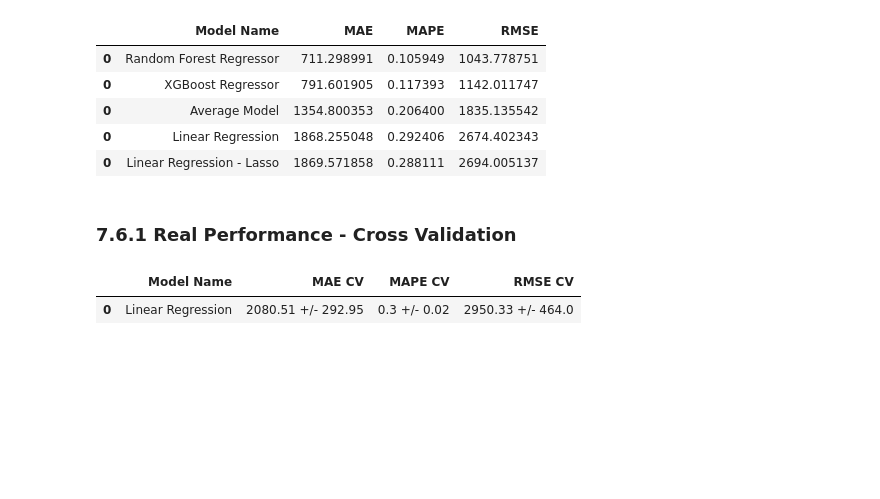
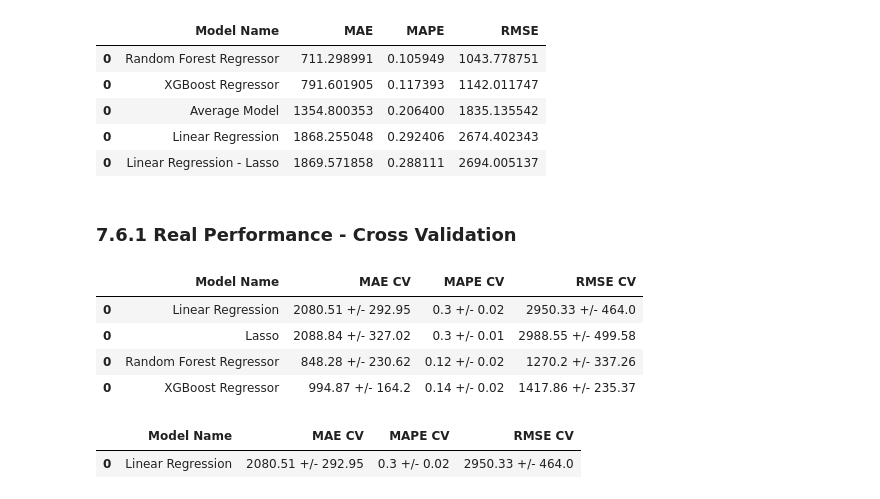
Before and after one commit to EdinanMarinho/Data_Science_em_Producao, a Jupyter notebook: m07_v01_store_sales_prediction.ipynb, the cells around one changed output. Saved outputs shown, nothing was run; the diff lists cells and outputs as text; code cells hidden in the pictures; blank space fills up the shorter version.

```diff
--- a/m07_v01_store_sales_prediction.ipynb
+++ b/m07_v01_store_sales_prediction.ipynb
@@ -1254,7 +1278,13 @@ modelling_result.sort_values( 'RMSE')
 ### 7.6.1 Real Performance - Cross Validation
 # %%
 modelling_result_cv = pd.concat( [lr_result_cv, lrr_result_cv, rf_result_cv, xgb_result_cv] )
-modelling_result.sort_values( 'RMSE')
+modelling_result_cv
+# %% [output]
+|  | Model Name | MAE CV | MAPE CV | RMSE CV |
+| 0 | Linear Regression | 2080.51 +/- 292.95 | 0.3 +/- 0.02 | 2950.33 +/- 464.0 |
+| 0 | Lasso | 2088.84 +/- 327.02 | 0.3 +/- 0.01 | 2988.55 +/- 499.58 |
+| 0 | Random Forest Regressor | 848.28 +/- 230.62 | 0.12 +/- 0.02 | 1270.2 +/- 337.26 |
+| 0 | XGBoost Regressor | 994.87 +/- 164.2 | 0.14 +/- 0.02 | 1417.86 +/- 235.37 |
 # %%
 x_training = X_train[cols_selected_boruta_full]
 # %%
```
Also changed, not shown: parts of 2 cells of this notebook.
